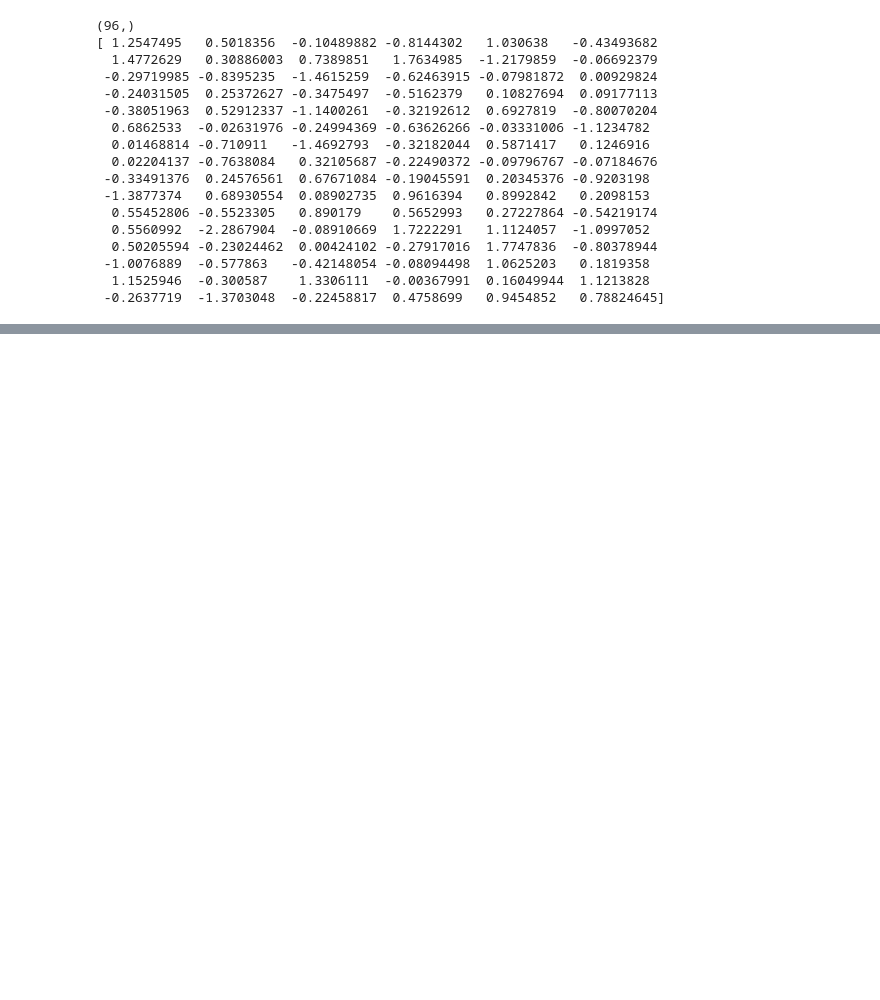
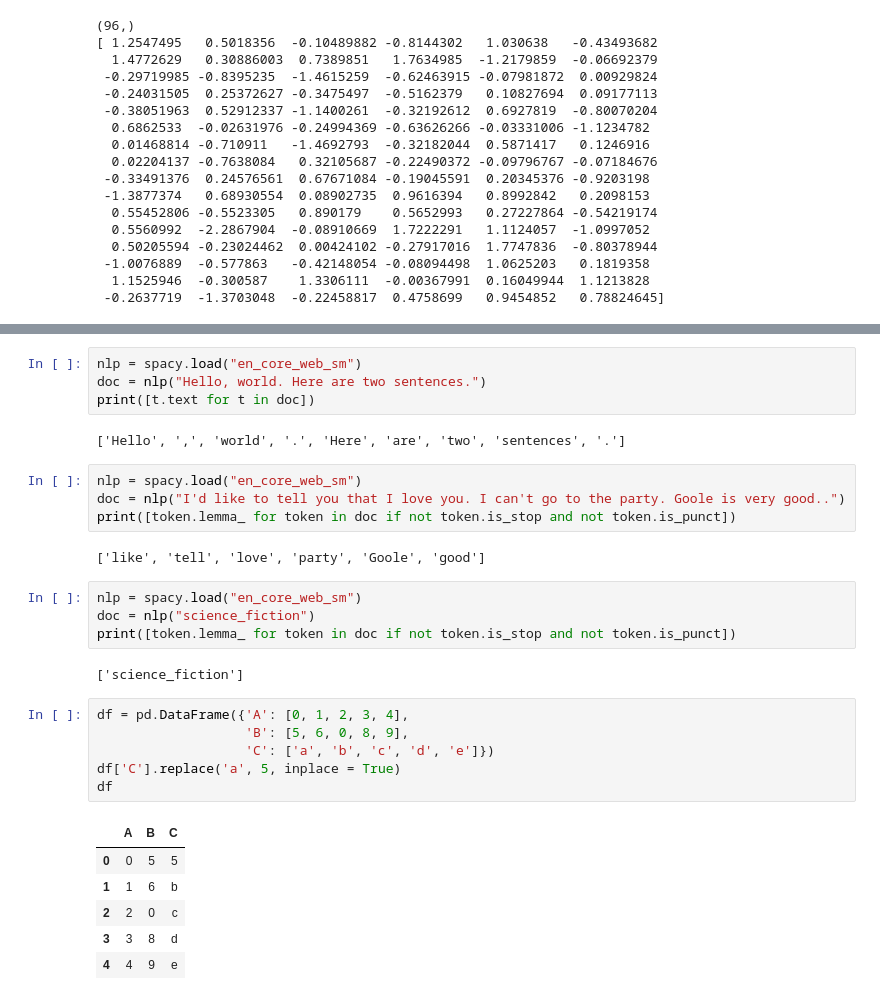
Before and after one commit to maximecharriere/movie-chatbot, a Jupyter notebook: movie-chatbot.ipynb, the cells around one changed output, grey strips where cells are left out. Cells and saved outputs as stored; diff of their text form; blank space fills up the shorter version.

```diff
--- a/movie-chatbot.ipynb
+++ b/movie-chatbot.ipynb
@@ -151,0 +503,31 @@ print(mango.vector)
+# %%
+nlp = spacy.load("en_core_web_sm")
+doc = nlp("Hello, world. Here are two sentences.")
+print([t.text for t in doc])
+# %% [output]
+['Hello', ',', 'world', '.', 'Here', 'are', 'two', 'sentences', '.']
+# %%
+nlp = spacy.load("en_core_web_sm")
+doc = nlp("I'd like to tell you that I love you. I can't go to the party. Goole is very good..")
+print([token.lemma_ for token in doc if not token.is_stop and not token.is_punct])
+# %% [output]
+['like', 'tell', 'love', 'party', 'Goole', 'good']
+# %%
+nlp = spacy.load("en_core_web_sm")
+doc = nlp("science_fiction")
+print([token.lemma_ for token in doc if not token.is_stop and not token.is_punct])
+# %% [output]
+['science_fiction']
+# %%
+df = pd.DataFrame({'A': [0, 1, 2, 3, 4],
+                   'B': [5, 6, 0, 8, 9],
+                   'C': ['a', 'b', 'c', 'd', 'e']})
+df['C'].replace('a', 5, inplace = True)
+df
+# %% [output]
+|  | A | B | C |
+| 0 | 0 | 5 | 5 |
+| 1 | 1 | 6 | b |
+| 2 | 2 | 0 | c |
+| 3 | 3 | 8 | d |
+| 4 | 4 | 9 | e |
```
Also changed, not shown: parts of 9 cells of this notebook.
